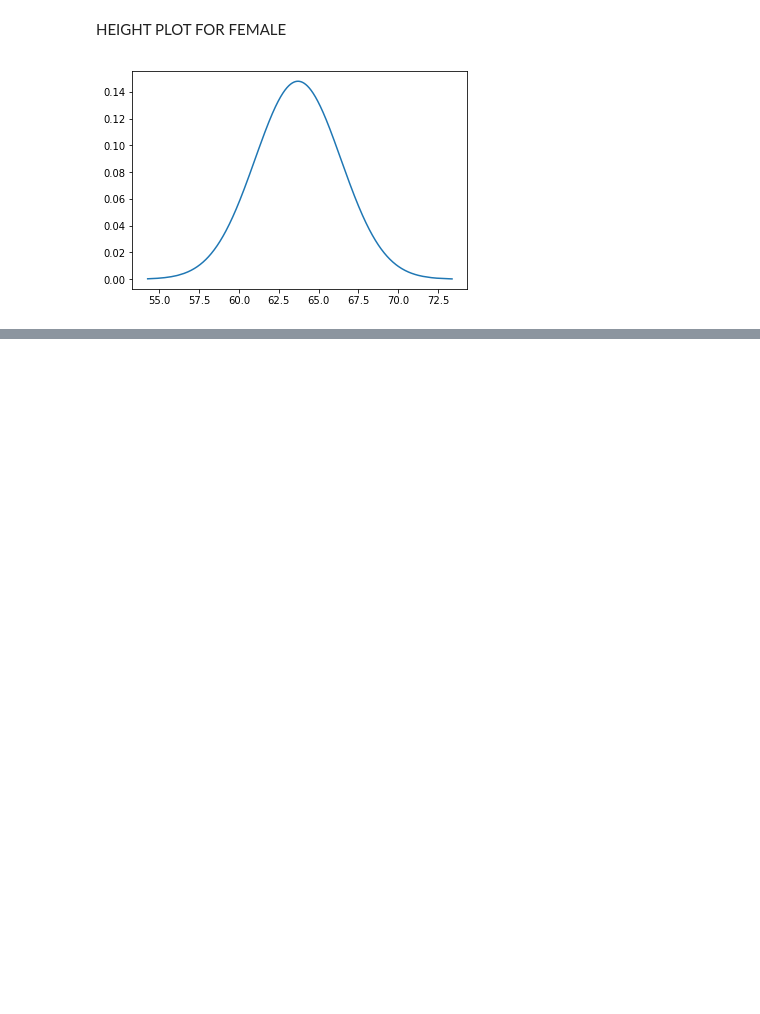
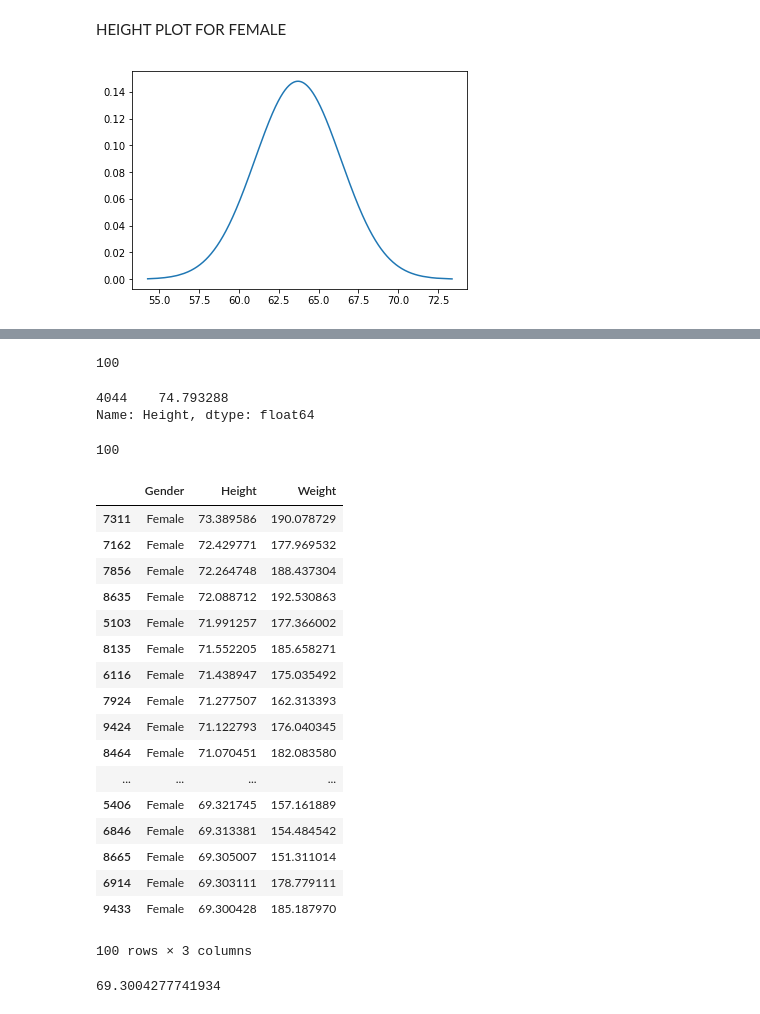
Before and after one commit to big-Bong/StatsAndAnalysis, a Jupyter notebook: PlottingDataset.ipynb, the cells around one changed output, grey strips where cells are left out. Drawn from its saved outputs; the diff is of its cells as text; code cells hidden in the pictures; blank space fills up the shorter version.

Commit message:
Minimum height of 2.2% tallest

```diff
--- a/PlottingDataset.ipynb
+++ b/PlottingDataset.ipynb
@@ -38,0 +43,5 @@ plotNormalDistribution(df2['Height'])
+# %%
+num_rows = int(0.02*len(df1))
+num_rows
+# %% [output]
+100
@@ -38,0 +50,39 @@ plotNormalDistribution(df2['Height'])
+# %%
+df_sub.tail(1)['Height']
+# %% [output]
+4044    74.793288
+Name: Height, dtype: float64
+# %%
+df2 = df2.sort_values(by=['Height'],ascending=False)
+# %%
+num_rows = int(0.02*len(df2))
+num_rows
+# %% [output]
+100
+# %%
+df_sub = df2.head(num_rows)
+df_sub
+# %% [output]
+|  | Gender | Height | Weight |
+| 7311 | Female | 73.389586 | 190.078729 |
+| 7162 | Female | 72.429771 | 177.969532 |
+| 7856 | Female | 72.264748 | 188.437304 |
+| 8635 | Female | 72.088712 | 192.530863 |
+| 5103 | Female | 71.991257 | 177.366002 |
+| 8135 | Female | 71.552205 | 185.658271 |
+| 6116 | Female | 71.438947 | 175.035492 |
+| 7924 | Female | 71.277507 | 162.313393 |
+| 9424 | Female | 71.122793 | 176.040345 |
+| 8464 | Female | 71.070451 | 182.083580 |
+| ... | ... | ... | ... |
+| 5406 | Female | 69.321745 | 157.161889 |
+| 6846 | Female | 69.313381 | 154.484542 |
+| 8665 | Female | 69.305007 | 151.311014 |
+| 6914 | Female | 69.303111 | 178.779111 |
+| 9433 | Female | 69.300428 | 185.187970 |
+100 rows × 3 columns
+# %%
+height = df_sub['Height'].iloc[-1]
+height
+# %% [output]
+69.3004277741934
```
Also changed, not shown: parts of 3 cells of this notebook.
